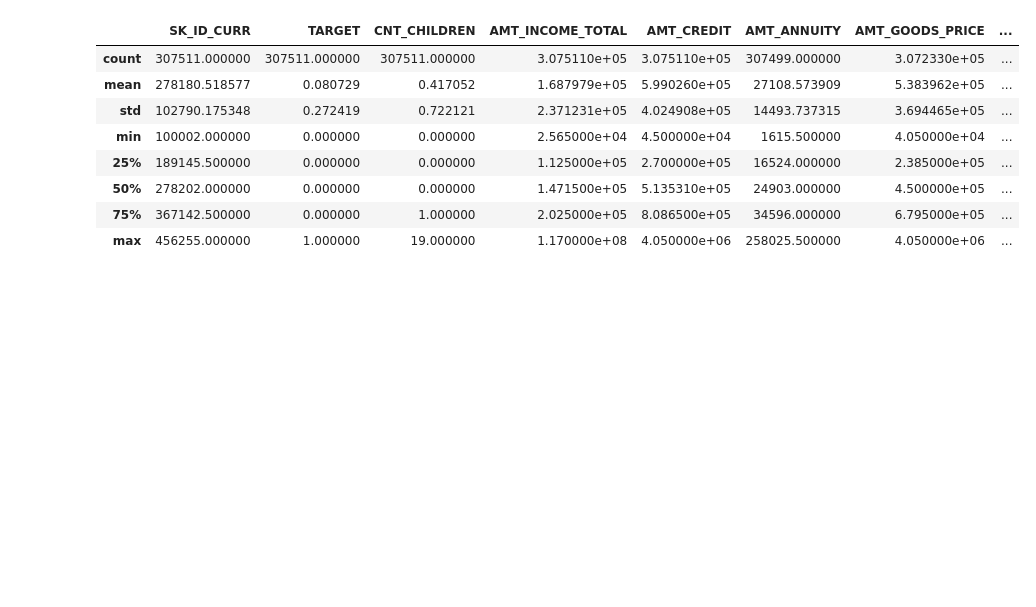
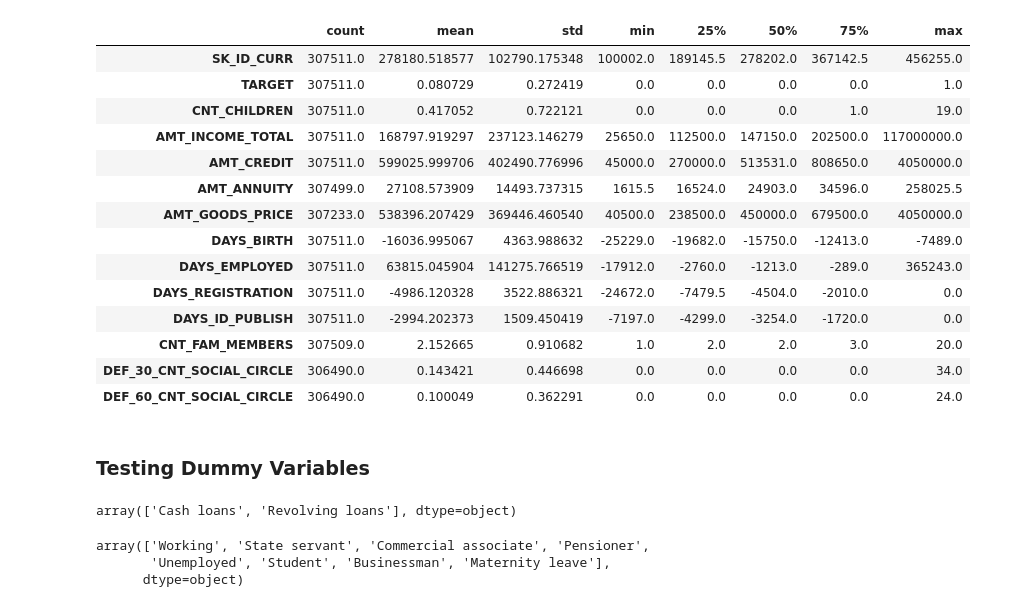
Before and after one commit to LuizFelipeAG/credit_check, a Jupyter notebook: loan_check_testbook.ipynb, the cells around one changed output. Saved outputs shown, nothing was run; the diff lists cells and outputs as text; code cells hidden in the pictures; blank space fills up the shorter version.

```diff
--- a/loan_check_testbook.ipynb
+++ b/loan_check_testbook.ipynb
@@ -153 +127,24 @@ AMT_REQ_CREDIT_BUREAU_YEAR      41519
 dtype: int64
+# %%
+#Dropping irrelevant collums and collums with too many NaN results
+coldrops = ['FLAG_DOCUMENT_2', 'FLAG_DOCUMENT_3', 'FLAG_DOCUMENT_4', 'FLAG_DOCUMENT_5', 'FLAG_DOCUMENT_6',
+            'FLAG_DOCUMENT_7', 'FLAG_DOCUMENT_8', 'FLAG_DOCUMENT_9', 'FLAG_DOCUMENT_10', 'FLAG_DOCUMENT_11',
+            'FLAG_DOCUMENT_12', 'FLAG_DOCUMENT_13', 'FLAG_DOCUMENT_14', 'FLAG_DOCUMENT_15', 'FLAG_DOCUMENT_16',
+            'FLAG_DOCUMENT_17', 'FLAG_DOCUMENT_18', 'FLAG_DOCUMENT_19', 'FLAG_DOCUMENT_20', 'FLAG_DOCUMENT_21',
+            'WALLSMATERIAL_MODE', 'EMERGENCYSTATE_MODE', 'HOUSETYPE_MODE', 'NAME_TYPE_SUITE', 'REGION_RATING_CLIENT',
+            'REGION_RATING_CLIENT_W_CITY', 'WEEKDAY_APPR_PROCESS_START', 'HOUR_APPR_PROCESS_START', 'EXT_SOURCE_1',
+            'EXT_SOURCE_2', 'EXT_SOURCE_3', 'APARTMENTS_AVG', 'BASEMENTAREA_AVG', 'YEARS_BEGINEXPLUATATION_AVG',
+            'YEARS_BUILD_AVG', 'COMMONAREA_AVG', 'ELEVATORS_AVG', 'ENTRANCES_AVG', 'FLOORSMAX_AVG', 'FLOORSMIN_AVG',
+            'LANDAREA_AVG', 'LIVINGAPARTMENTS_AVG', 'LIVINGAREA_AVG', 'NONLIVINGAPARTMENTS_AVG', 'NONLIVINGAREA_AVG',
+            'APARTMENTS_MODE', 'BASEMENTAREA_MODE', 'YEARS_BEGINEXPLUATATION_MODE', 'YEARS_BUILD_MODE', 'COMMONAREA_MODE',
+            'ELEVATORS_MODE', 'ENTRANCES_MODE', 'FLOORSMAX_MODE', 'FLOORSMIN_MODE', 'LANDAREA_MODE', 'LIVINGAPARTMENTS_MODE',
+            'LIVINGAREA_MODE', 'NONLIVINGAPARTMENTS_MODE', 'NONLIVINGAREA_MODE', 'APARTMENTS_MEDI', 'BASEMENTAREA_MEDI',
+            'YEARS_BEGINEXPLUATATION_MEDI', 'YEARS_BUILD_MEDI', 'COMMONAREA_MEDI', 'ELEVATORS_MEDI', 'ENTRANCES_MEDI',
+            'FLOORSMAX_MEDI', 'FLOORSMIN_MEDI', 'LANDAREA_MEDI', 'LIVINGAPARTMENTS_MEDI', 'LIVINGAREA_MEDI',
+            'NONLIVINGAPARTMENTS_MEDI', 'NONLIVINGAREA_MEDI', 'FONDKAPREMONT_MODE', 'TOTALAREA_MODE',
+            'AMT_REQ_CREDIT_BUREAU_HOUR','AMT_REQ_CREDIT_BUREAU_DAY','AMT_REQ_CREDIT_BUREAU_WEEK','AMT_REQ_CREDIT_BUREAU_MON',
+            'AMT_REQ_CREDIT_BUREAU_QRT','AMT_REQ_CREDIT_BUREAU_YEAR', 'OBS_30_CNT_SOCIAL_CIRCLE', 'OBS_60_CNT_SOCIAL_CIRCLE',
+            'OWN_CAR_AGE', 'FLAG_MOBIL', 'REGION_POPULATION_RELATIVE', 'FLAG_EMP_PHONE', 'FLAG_WORK_PHONE', 'FLAG_EMAIL',
+            'FLAG_PHONE','DAYS_LAST_PHONE_CHANGE','REG_REGION_NOT_WORK_REGION', 'LIVE_REGION_NOT_WORK_REGION',
+            'REG_CITY_NOT_WORK_CITY', 'LIVE_CITY_NOT_WORK_CITY', 'OCCUPATION_TYPE', 'ORGANIZATION_TYPE'
+            ]
@@ -153,0 +161,9 @@ dtype: int64
+# %%
+#Converting flags to bool
+df['FLAG_OWN_CAR'] = df['FLAG_OWN_CAR'].map({'N':False ,'Y':True})
+df['FLAG_OWN_REALTY'] = df['FLAG_OWN_REALTY'].map({'N':False ,'Y':True})
+df['CODE_GENDER'] = df['CODE_GENDER'].map({'F':False ,'M':True}).astype(bool)
+# %%
+df['REG_REGION_NOT_LIVE_REGION'] = df['REG_REGION_NOT_LIVE_REGION'].astype(bool)
+df['REG_CITY_NOT_LIVE_CITY'] = df['REG_CITY_NOT_LIVE_CITY'].astype(bool)
+df['FLAG_CONT_MOBILE'] = df['FLAG_CONT_MOBILE'].astype(bool)
@@ -154,7 +211,7 @@ dtype: int64
 # %%
 #filling some collumns with zero values
-cols = ['OBS_30_CNT_SOCIAL_CIRCLE', 'DEF_30_CNT_SOCIAL_CIRCLE', 'OBS_60_CNT_SOCIAL_CIRCLE', 'DEF_60_CNT_SOCIAL_CIRCLE',
-       'CNT_FAM_MEMBERS', 'DAYS_LAST_PHONE_CHANGE']
-
-df[cols] = df[cols].fillna(0)
-df.isna().sum()
+#cols = ['DEF_30_CNT_SOCIAL_CIRCLE', 'DEF_60_CNT_SOCIAL_CIRCLE',
+#       'CNT_FAM_MEMBERS']
+#
+#df[cols] = df[cols].fillna(0)
+#df.isna().sum()
@@ -179,12 +218,30 @@ dtype: int64
 # %%
-df.describe()
+df.describe().T
 # %% [output]
-|  | SK_ID_CURR | TARGET | CNT_CHILDREN | AMT_INCOME_TOTAL | AMT_CREDIT | AMT_ANNUITY | AMT_GOODS_PRICE | ... |
-| count | 307511.000000 | 307511.000000 | 307511.000000 | 3.075110e+05 | 3.075110e+05 | 307499.000000 | 3.072330e+05 | ... |
-| mean | 278180.518577 | 0.080729 | 0.417052 | 1.687979e+05 | 5.990260e+05 | 27108.573909 | 5.383962e+05 | ... |
-| std | 102790.175348 | 0.272419 | 0.722121 | 2.371231e+05 | 4.024908e+05 | 14493.737315 | 3.694465e+05 | ... |
-| min | 100002.000000 | 0.000000 | 0.000000 | 2.565000e+04 | 4.500000e+04 | 1615.500000 | 4.050000e+04 | ... |
-| 25% | 189145.500000 | 0.000000 | 0.000000 | 1.125000e+05 | 2.700000e+05 | 16524.000000 | 2.385000e+05 | ... |
-| 50% | 278202.000000 | 0.000000 | 0.000000 | 1.471500e+05 | 5.135310e+05 | 24903.000000 | 4.500000e+05 | ... |
-| 75% | 367142.500000 | 0.000000 | 1.000000 | 2.025000e+05 | 8.086500e+05 | 34596.000000 | 6.795000e+05 | ... |
-| max | 456255.000000 | 1.000000 | 19.000000 | 1.170000e+08 | 4.050000e+06 | 258025.500000 | 4.050000e+06 | ... |
+|  | count | mean | std | min | 25% | 50% | 75% | max |
+| SK_ID_CURR | 307511.0 | 278180.518577 | 102790.175348 | 100002.0 | 189145.5 | 278202.0 | 367142.5 | 456255.0 |
+| TARGET | 307511.0 | 0.080729 | 0.272419 | 0.0 | 0.0 | 0.0 | 0.0 | 1.0 |
+| CNT_CHILDREN | 307511.0 | 0.417052 | 0.722121 | 0.0 | 0.0 | 0.0 | 1.0 | 19.0 |
+| AMT_INCOME_TOTAL | 307511.0 | 168797.919297 | 237123.146279 | 25650.0 | 112500.0 | 147150.0 | 202500.0 | 117000000.0 |
+| AMT_CREDIT | 307511.0 | 599025.999706 | 402490.776996 | 45000.0 | 270000.0 | 513531.0 | 808650.0 | 4050000.0 |
+| AMT_ANNUITY | 307499.0 | 27108.573909 | 14493.737315 | 1615.5 | 16524.0 | 24903.0 | 34596.0 | 258025.5 |
+| AMT_GOODS_PRICE | 307233.0 | 538396.207429 | 369446.460540 | 40500.0 | 238500.0 | 450000.0 | 679500.0 | 4050000.0 |
+| DAYS_BIRTH | 307511.0 | -16036.995067 | 4363.988632 | -25229.0 | -19682.0 | -15750.0 | -12413.0 | -7489.0 |
+| DAYS_EMPLOYED | 307511.0 | 63815.045904 | 141275.766519 | -17912.0 | -2760.0 | -1213.0 | -289.0 | 365243.0 |
+| DAYS_REGISTRATION | 307511.0 | -4986.120328 | 3522.886321 | -24672.0 | -7479.5 | -4504.0 | -2010.0 | 0.0 |
+| DAYS_ID_PUBLISH | 307511.0 | -2994.202373 | 1509.450419 | -7197.0 | -4299.0 | -3254.0 | -1720.0 | 0.0 |
+| CNT_FAM_MEMBERS | 307509.0 | 2.152665 | 0.910682 | 1.0 | 2.0 | 2.0 | 3.0 | 20.0 |
+| DEF_30_CNT_SOCIAL_CIRCLE | 306490.0 | 0.143421 | 0.446698 | 0.0 | 0.0 | 0.0 | 0.0 | 34.0 |
+| DEF_60_CNT_SOCIAL_CIRCLE | 306490.0 | 0.100049 | 0.362291 | 0.0 | 0.0 | 0.0 | 0.0 | 24.0 |
+# %% [markdown]
+### Testing Dummy Variables
+# %%
+df.NAME_CONTRACT_TYPE.unique()
+# %% [output]
+array(['Cash loans', 'Revolving loans'], dtype=object)
+# %%
+df.NAME_INCOME_TYPE.unique()
+# %% [output]
+array(['Working', 'State servant', 'Commercial associate', 'Pensioner',
+       'Unemployed', 'Student', 'Businessman', 'Maternity leave'],
+      dtype=object)
```
Also changed, not shown: parts of 16 cells of this notebook.
